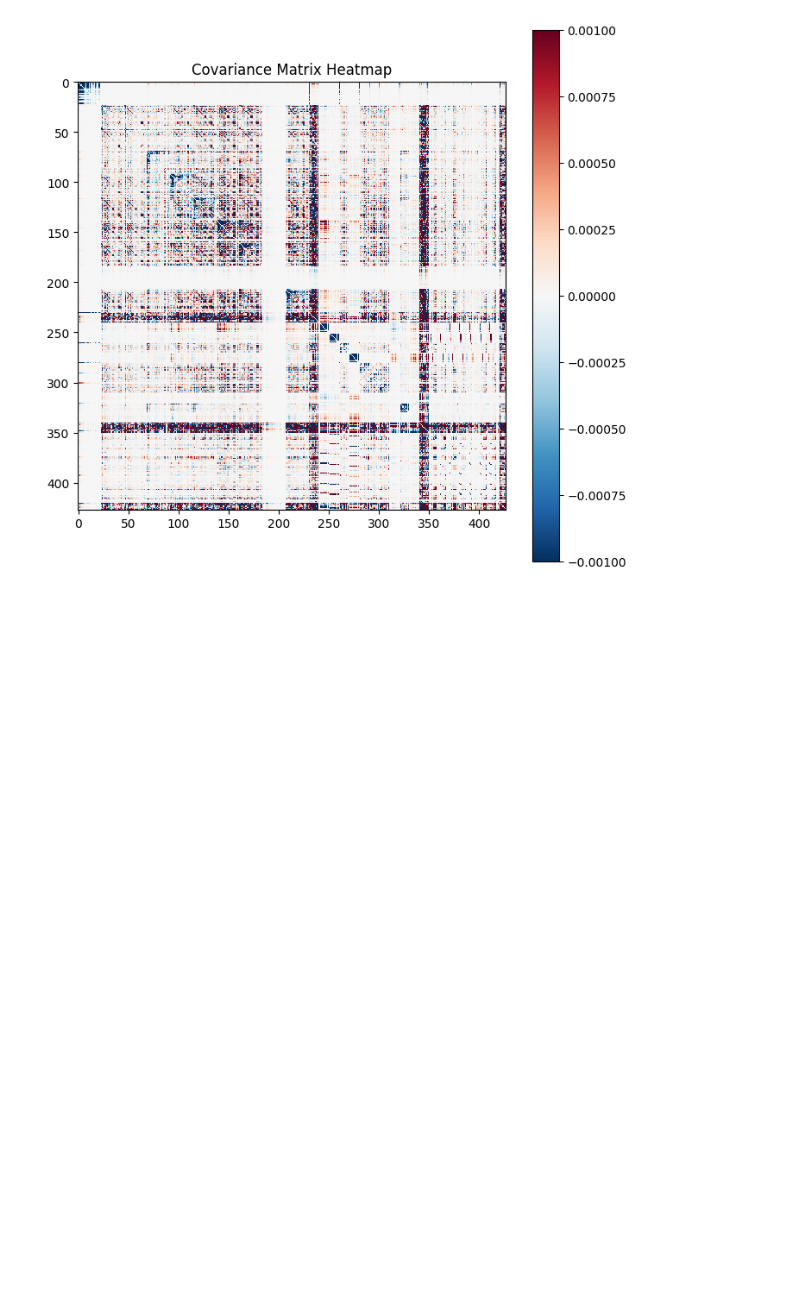
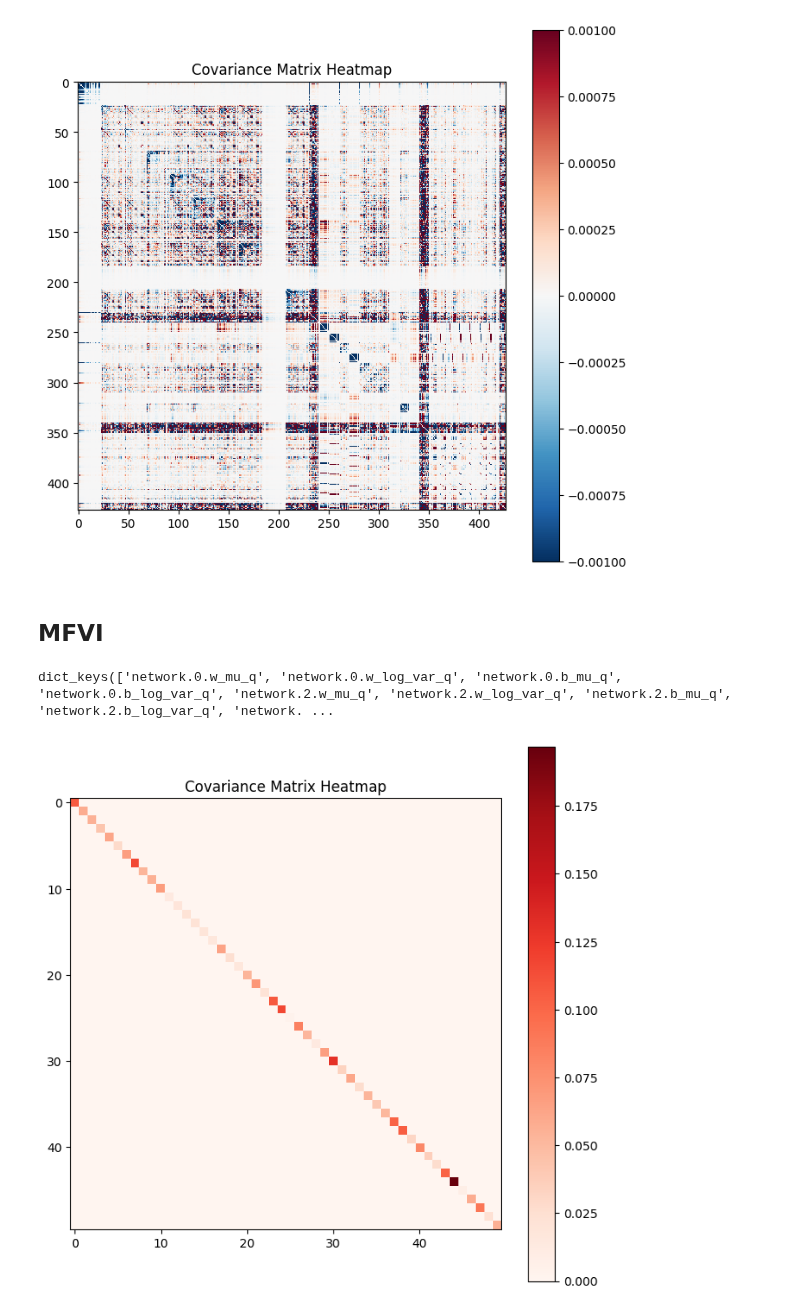
Before and after one commit to Marco-Gal/Bayesian-Neural-Network-Project, a Jupyter notebook: Boston Dataset Experiments/Obesity/Posterior Plotting/Making posterior plot.ipynb, the cells around one changed output. Saved outputs shown, nothing was run; the diff lists cells and outputs as text; code cells hidden in the pictures; blank space fills up the shorter version.

```diff
--- a/Boston Dataset Experiments/Obesity/Posterior Plotting/Making posterior plot.ipynb
+++ b/Boston Dataset Experiments/Obesity/Posterior Plotting/Making posterior plot.ipynb
@@ -375,3 +416,33 @@ e_j[j] = 1
 x = torch.linalg.solve(prec_factor@prec_factor.T + torch.diag(prec_diag.squeeze()), e_j)
 
 inverse_element = x[i]
+# %% [markdown]
+## MFVI
+# %%
+# Open the file and load the data in binary mode
+with open('MFVI_Params.pkl', 'rb') as f:
+    MFVI = pickle.load(f)
+# %%
+MFVI.keys()
+# %% [output]
+dict_keys(['network.0.w_mu_q', 'network.0.w_log_var_q', 'network.0.b_mu_q', 'network.0.b_log_var_q', 'network.2.w_mu_q', 'network.2.w_log_var_q', 'network.2.b_mu_q', 'network.2.b_log_var_q', 'network. ...
+# %%
+param_values = []
+
+for key in MFVI.keys():
+    if 'var_q' in key:  # You can adjust this filter to target other parameters if needed
+        param_values.append(MFVI[key].flatten())
+
+
+stacked_params = np.concatenate(param_values, axis=0)  # Stacks them into a single 1D array
+
+cov_matrix = np.diag(np.exp(stacked_params))
+
+# Plot the covariance matrix
+plt.figure(figsize=(8, 8))
+plt.imshow(cov_matrix[300:350,300:350], cmap='Reds', interpolation='nearest')
+plt.colorbar()
+plt.title("Covariance Matrix Heatmap")
+plt.show()
+# %% [output]
+[figure, added]
```
Also changed, not shown: parts of 13 cells of this notebook, 5 other files.
